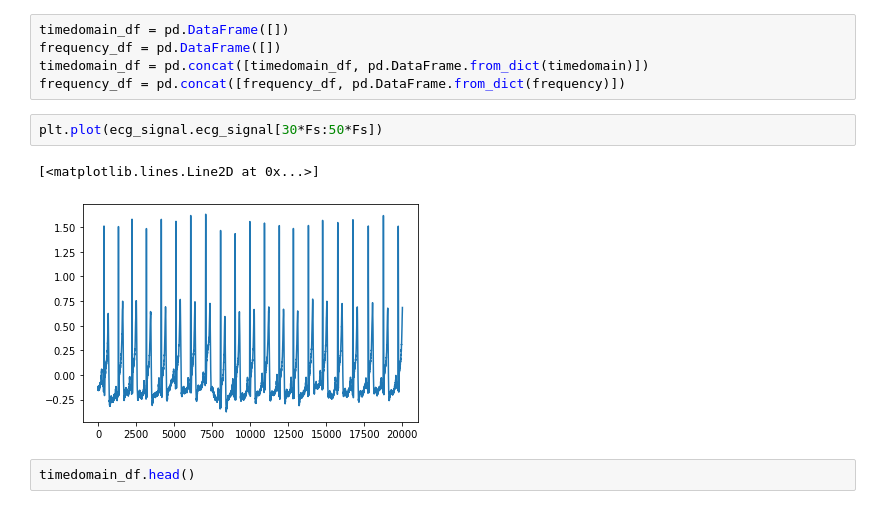
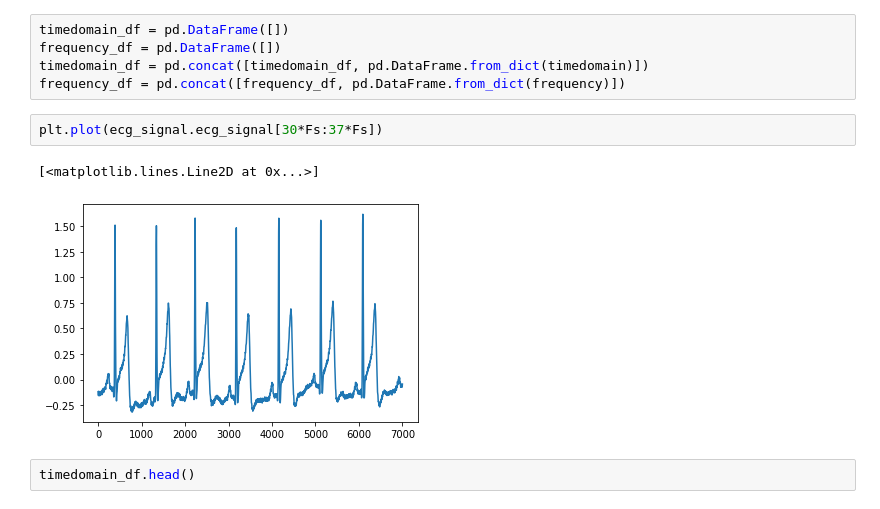
Before and after one commit to tabineko/stress-analysis, a Jupyter notebook: src/stress_relax_hrv.ipynb, the cells around one changed output. Cells and saved outputs as stored; diff of their text form.

```diff
--- a/src/stress_relax_hrv.ipynb
+++ b/src/stress_relax_hrv.ipynb
@@ -106,10 +106,10 @@ frequency_df = pd.DataFrame([])
 timedomain_df = pd.concat([timedomain_df, pd.DataFrame.from_dict(timedomain)])
 frequency_df = pd.concat([frequency_df, pd.DataFrame.from_dict(frequency)])
 # %%
-plt.plot(ecg_signal.ecg_signal[30*Fs:50*Fs])
+plt.plot(ecg_signal.ecg_signal[30*Fs:37*Fs])
 # %% [output]
 [<matplotlib.lines.Line2D at 0x...>]
-[figure, old version]
+[figure, new version]
 # %%
 timedomain_df.head()
 # %% [output]
```
